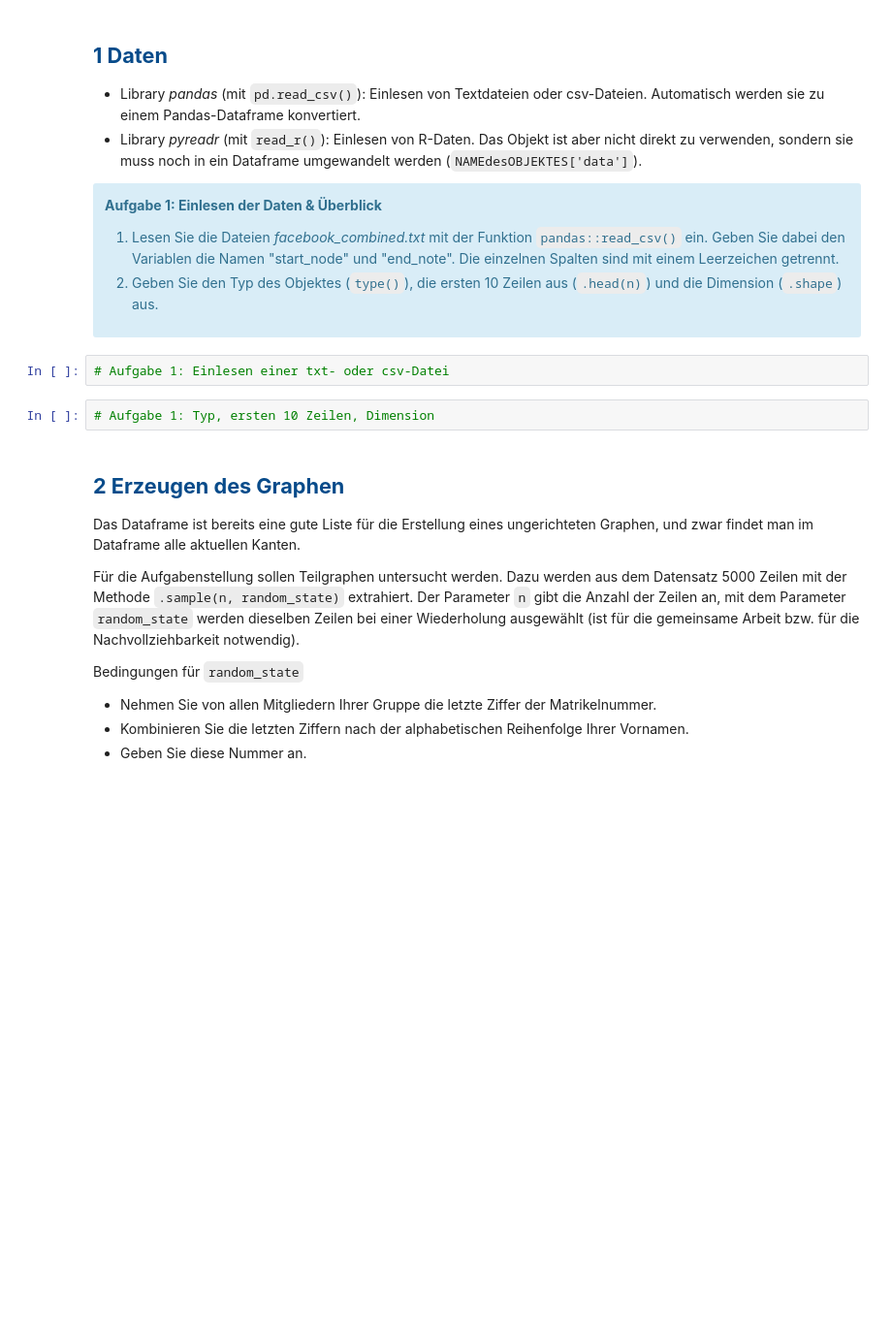
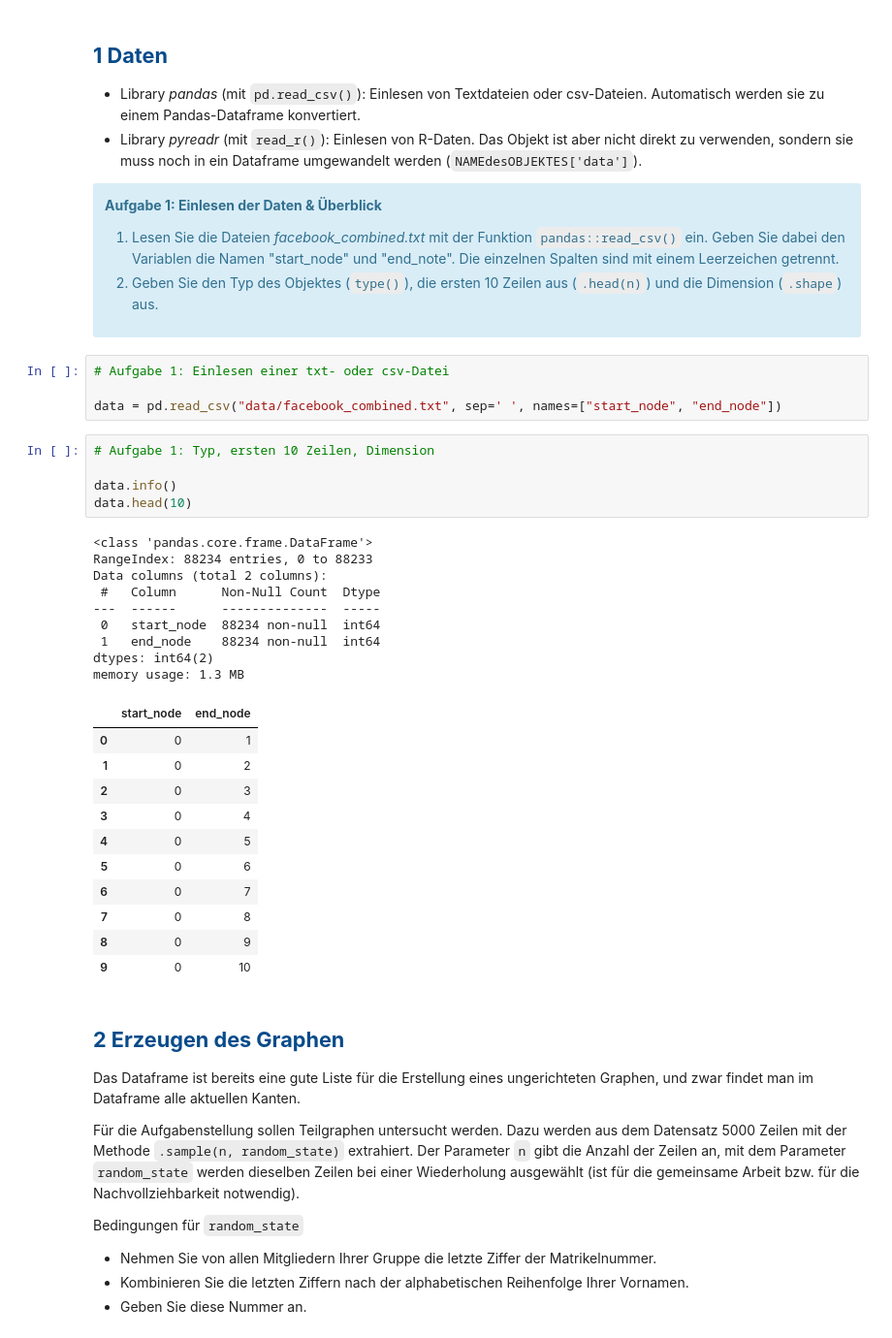
Before and after one commit to thodotpro/ws25_network, a Jupyter notebook: 25W-NWS-Aufgabenstellung.ipynb, the cells around one changed output. Shown: that part at 97% size. Cells and saved outputs as stored; diff of their text form; blank space fills up the shorter version.

```diff
--- a/25W-NWS-Aufgabenstellung.ipynb
+++ b/25W-NWS-Aufgabenstellung.ipynb
@@ -27,8 +28,34 @@ import pandas as pd   # Einlesen eines Dataframes
 </div>
 # %%
 # Aufgabe 1: Einlesen einer txt- oder csv-Datei
+
+data = pd.read_csv("data/facebook_combined.txt", sep=' ', names=["start_node", "end_node"])
 # %%
 # Aufgabe 1: Typ, ersten 10 Zeilen, Dimension
+
+data.info()
+data.head(10)
+# %% [output]
+<class 'pandas.core.frame.DataFrame'>
+RangeIndex: 88234 entries, 0 to 88233
+Data columns (total 2 columns):
+ #   Column      Non-Null Count  Dtype
+---  ------      --------------  -----
+ 0   start_node  88234 non-null  int64
+ 1   end_node    88234 non-null  int64
+dtypes: int64(2)
+memory usage: 1.3 MB
+|  | start_node | end_node |
+| 0 | 0 | 1 |
+| 1 | 0 | 2 |
+| 2 | 0 | 3 |
+| 3 | 0 | 4 |
+| 4 | 0 | 5 |
+| 5 | 0 | 6 |
+| 6 | 0 | 7 |
+| 7 | 0 | 8 |
+| 8 | 0 | 9 |
+| 9 | 0 | 10 |
 # %% [markdown]
 ##  <span style="color:#084B8A; font-weight:bold">2 Erzeugen des Graphen</span>
 
```
Also changed, not shown: parts of 9 cells of this notebook, 2 other files.
